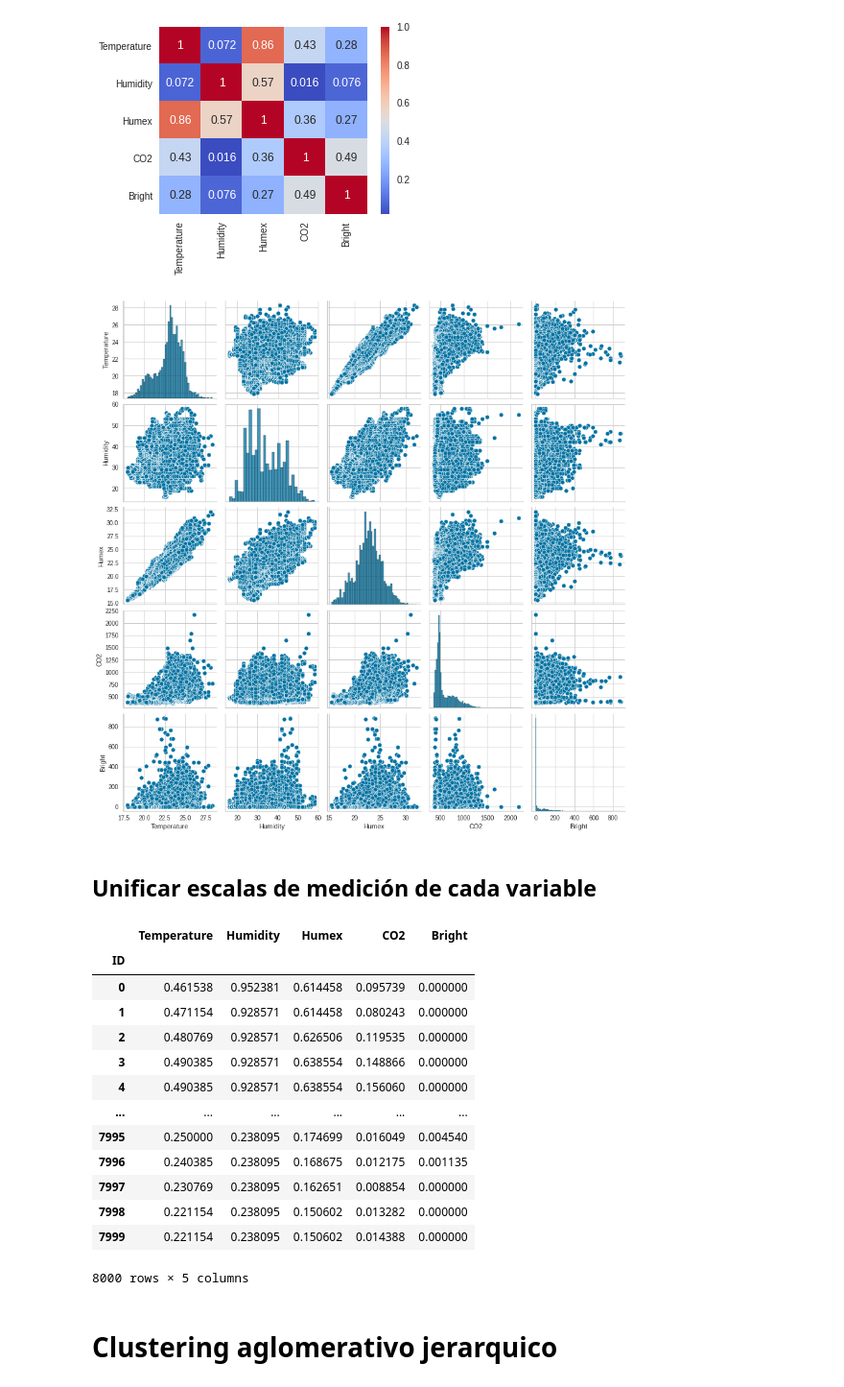
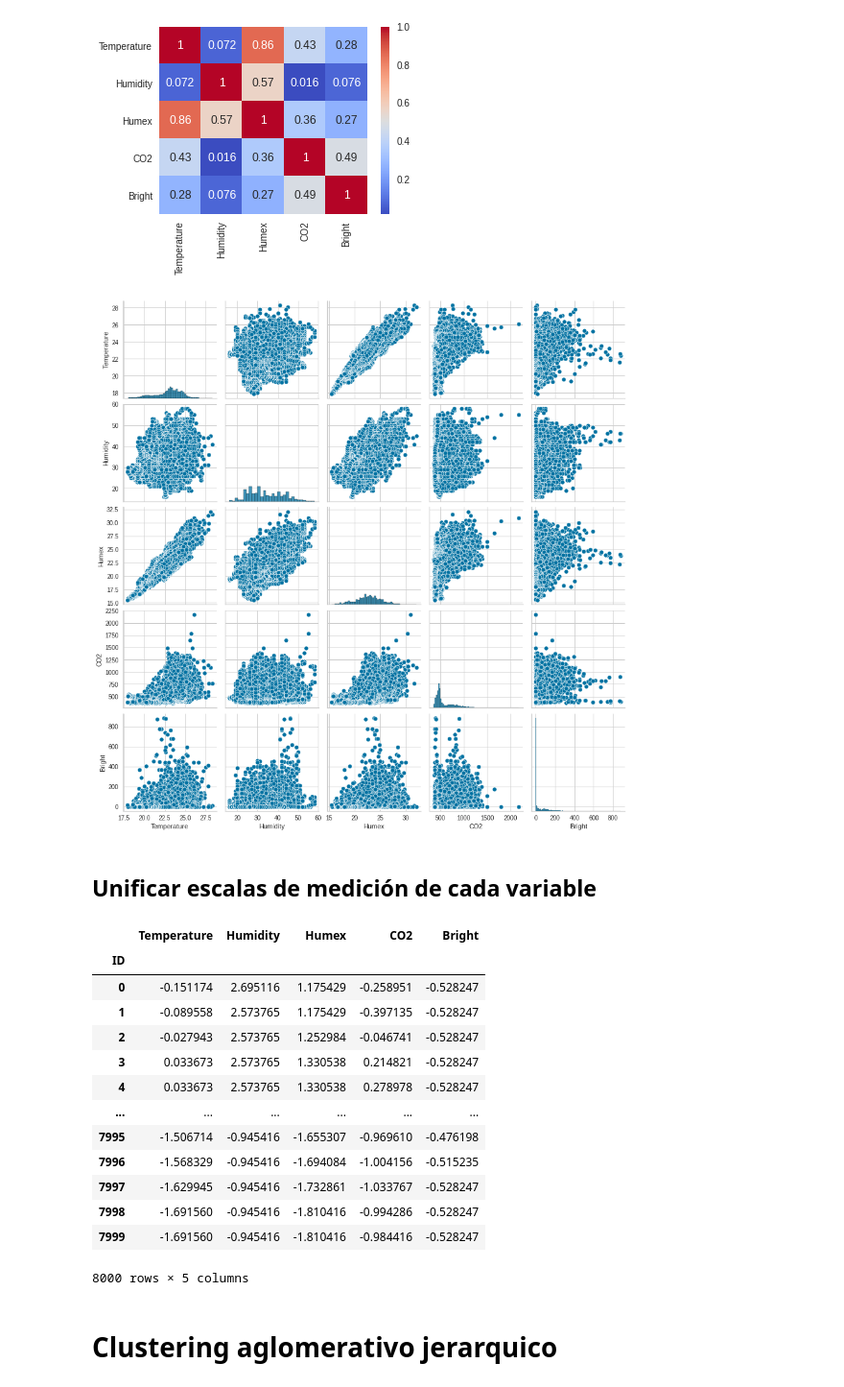
Before and after one commit to AnIsAsPe/Aprendizaje-no-supervisado, a Jupyter notebook: Aprendizaje_no_supervisado_jerarquico.ipynb, the cells around one changed output. Shown at 96% size. Cells and saved outputs as stored; diff of their text form; code cells hidden in the pictures.

```diff
--- a/Aprendizaje_no_supervisado_jerarquico.ipynb
+++ b/Aprendizaje_no_supervisado_jerarquico.ipynb
@@ -48,7 +48,7 @@ files.upload()
 # %% [markdown]
 ## Leer datos
 # %%
-df = pd.read_csv('train_input_2yaM34J.csv',
+df = pd.read_csv('https://raw.githubusercontent.com/AnIsAsPe/Aprendizaje-no-supervisado/main/Datos/train_input_2yaM34J.csv',
                     index_col=['ID'], parse_dates=['Date'])
 df
 # %% [output]
@@ -117,32 +117,32 @@ g = sns.pairplot(datos, palette ='Dark2')
 
 plt.show()
 # %% [output]
-[figure, old version]
+[figure, new version]
 # %% [markdown]
 ## Unificar escalas de medición de cada variable
 # %%
 datos_escalados = datos.copy()
 columnas = datos.columns
 
-escala = MinMaxScaler()
+escala = StandardScaler()
 
 
 datos_escalados[columnas] = escala.fit_transform(datos[columnas])
 datos_escalados
 # %% [output]
 |  | Temperature | Humidity | Humex | CO2 | Bright |
 | ID |  |  |  |  |  |
-| 0 | 0.461538 | 0.952381 | 0.614458 | 0.095739 | 0.000000 |
-| 1 | 0.471154 | 0.928571 | 0.614458 | 0.080243 | 0.000000 |
-| 2 | 0.480769 | 0.928571 | 0.626506 | 0.119535 | 0.000000 |
-| 3 | 0.490385 | 0.928571 | 0.638554 | 0.148866 | 0.000000 |
-| 4 | 0.490385 | 0.928571 | 0.638554 | 0.156060 | 0.000000 |
+| 0 | -0.151174 | 2.695116 | 1.175429 | -0.258951 | -0.528247 |
+| 1 | -0.089558 | 2.573765 | 1.175429 | -0.397135 | -0.528247 |
+| 2 | -0.027943 | 2.573765 | 1.252984 | -0.046741 | -0.528247 |
+| 3 | 0.033673 | 2.573765 | 1.330538 | 0.214821 | -0.528247 |
+| 4 | 0.033673 | 2.573765 | 1.330538 | 0.278978 | -0.528247 |
 | ... | ... | ... | ... | ... | ... |
-| 7995 | 0.250000 | 0.238095 | 0.174699 | 0.016049 | 0.004540 |
-| 7996 | 0.240385 | 0.238095 | 0.168675 | 0.012175 | 0.001135 |
-| 7997 | 0.230769 | 0.238095 | 0.162651 | 0.008854 | 0.000000 |
-| 7998 | 0.221154 | 0.238095 | 0.150602 | 0.013282 | 0.000000 |
-| 7999 | 0.221154 | 0.238095 | 0.150602 | 0.014388 | 0.000000 |
+| 7995 | -1.506714 | -0.945416 | -1.655307 | -0.969610 | -0.476198 |
+| 7996 | -1.568329 | -0.945416 | -1.694084 | -1.004156 | -0.515235 |
+| 7997 | -1.629945 | -0.945416 | -1.732861 | -1.033767 | -0.528247 |
+| 7998 | -1.691560 | -0.945416 | -1.810416 | -0.994286 | -0.528247 |
+| 7999 | -1.691560 | -0.945416 | -1.810416 | -0.984416 | -0.528247 |
 8000 rows × 5 columns
 # %% [markdown]
 # Clustering aglomerativo jerarquico
```
Also changed, not shown: parts of 12 cells of this notebook.
